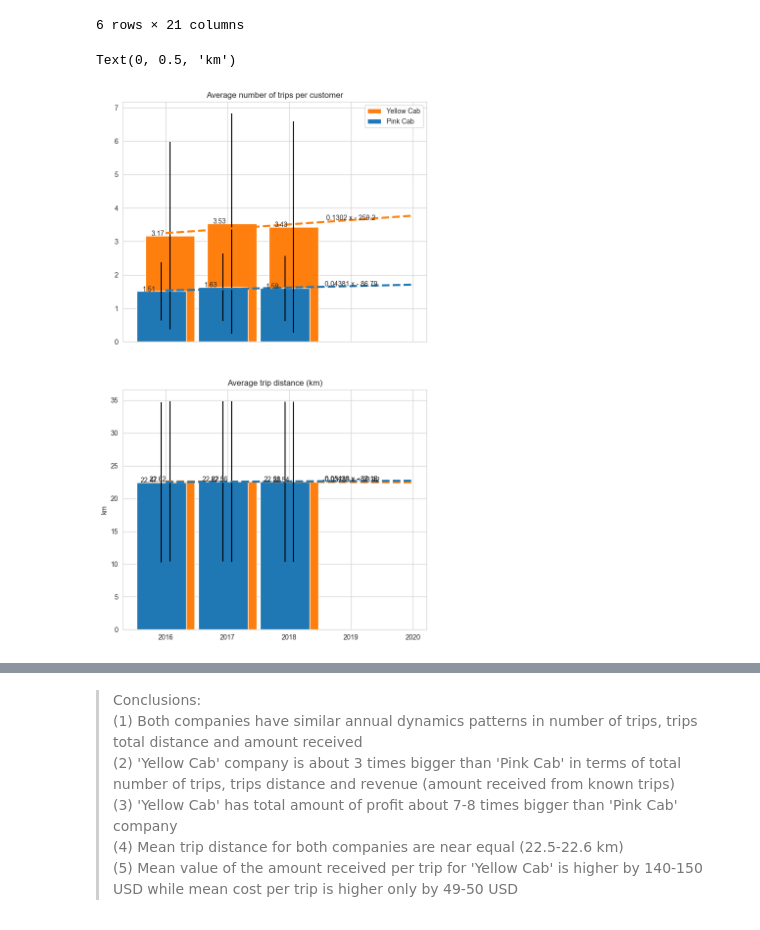
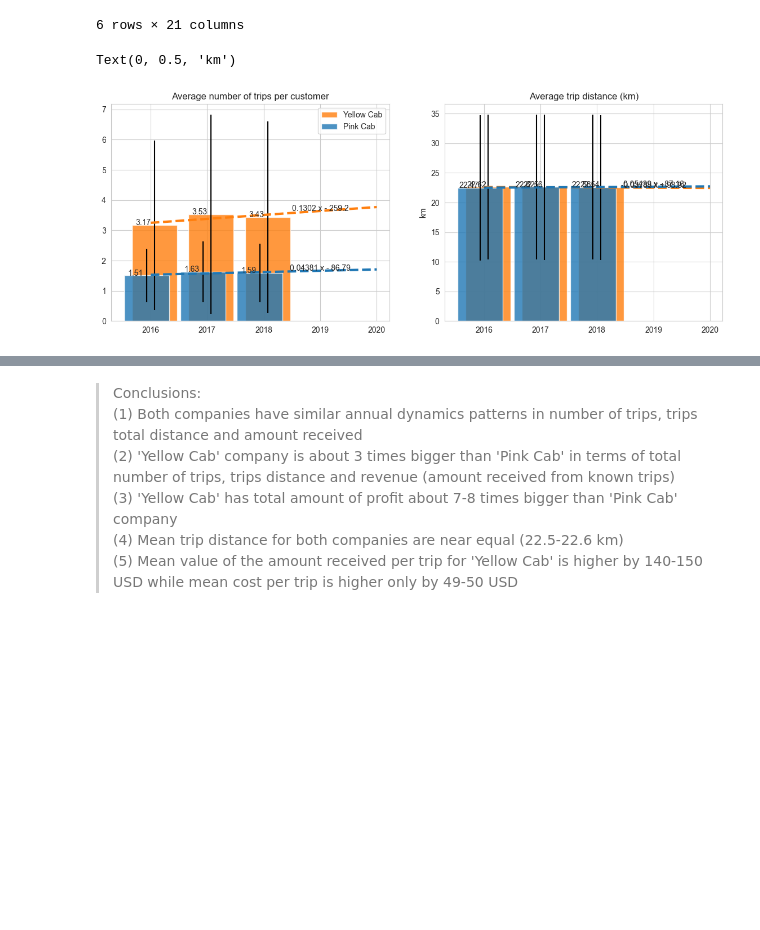
Before and after one commit to sharuhinda/cab_companies_analysis, a Jupyter notebook: 2_eda.ipynb, the cells around one changed output, grey strips where cells are left out. Cells and saved outputs as stored; diff of their text form; code cells hidden in the pictures; blank space fills up the shorter version.

```diff
--- a/2_eda.ipynb
+++ b/2_eda.ipynb
@@ -199,7 +199,7 @@ x_axis
 array([2016, 2017, 2018, 2019, 2020], dtype=int64)
 # %%
 # Plots of overall characteristics:
-fig, axs = plt.subplots(3, 1, figsize=(8, 21), sharex=True)
+fig, axs = plt.subplots(1, 3, figsize=(21, 5), sharex=True)
 col_width = 0.6
 bar_shift = 0.07
 opacity = 0.7
@@ -261,9 +261,9 @@ ax.set_ylabel('Total trips distance, mln km');
 # %%
 # Plots of financial indicators:
-fig, axs = plt.subplots(3, 1, figsize=(8, 21), sharex=True)
+fig, axs = plt.subplots(1, 3, figsize=(21, 5), sharex=True)
 col_width = 0.6
 bar_shift = 0.07
-opacity = 1
+opacity = 0.7
 
 # 1 - annual revenue
 ax = axs[0]
@@ -373,10 +373,10 @@ df_correct_mean_std
 6 rows × 21 columns
 # %%
 # Plots of specific physical values
-fig, axs = plt.subplots(2, 1, figsize=(8, 14), sharex=True)
+fig, axs = plt.subplots(1, 2, figsize=(14, 5), sharex=True)
 col_width = 0.6
 bar_shift = 0.07
-opacity = 1
+opacity = .8
 
 # 1 - trips per customer
 ax = axs[0]
@@ -389,33 +389,33 @@ for ccode, company, color_idx, shift in zip(['y', 'p'], ['Yellow Cab', 'Pink Cab
 
     # trendline
     trendline = np.poly1d(np.polyfit(x_df, y_df, 1))
     ax.plot(x_axis, trendline(x_axis), color=color_idx, linewidth=3, linestyle='--', label='_'+company+' trendline')
     ax.text(x_axis[-2], trendline(x_axis[-2]), str(trendline), ha='center')
 ax.set_title('Average number of trips per customer')
 #ax.set_ybound(lower=0, upper=50)
 #ax.set_yticklabels([0.5*i for i in range(6)])
 ax.set_ylabel(None)
 ax.legend()
 
 # 2 - km per trip
 ax = axs[1]
 for ccode, company, color_idx, shift in zip(['y', 'p'], ['Yellow Cab', 'Pink Cab'], [y_color, p_color], [bar_shift, -bar_shift]):
     y_df = df_correct_mean_std.loc[ccode, 'trip_distance_mean'].to_numpy()
     err_df = df_correct_mean_std.loc[ccode, 'trip_distance_std'].to_numpy()
     ax.bar(x=x_df+shift, height=y_df, color=color_idx, label=company, yerr=err_df, alpha=opacity) #sns.color_palette()[color_idx]
     for i in range(len(x_df)):
         ax.text(x_df[i]+shift-0.2, y_df[i], np.round(y_df[i], 2), ha = 'center')
 
     # trendline
     trendline = np.poly1d(np.polyfit(x_df, y_df, 1))
     ax.plot(x_axis, trendline(x_axis), color=color_idx, linewidth=3, linestyle='--', label='_'+company+' trendline')
     ax.text(x_axis[-2], trendline(x_axis[-2]), str(trendline), ha='center')
 ax.set_title('Average trip distance (km)')
 #ax.set_ybound(lower=0, upper=50)
 #ax.set_yticklabels([0.5*i for i in range(6)])
 ax.set_ylabel('km')
 # %% [output]
 Text(0, 0.5, 'km')
-[figure, old version]
+[figure, new version]
 # %%
 # Plots of specific financial values
```
Also changed, not shown: parts of 12 cells of this notebook.
